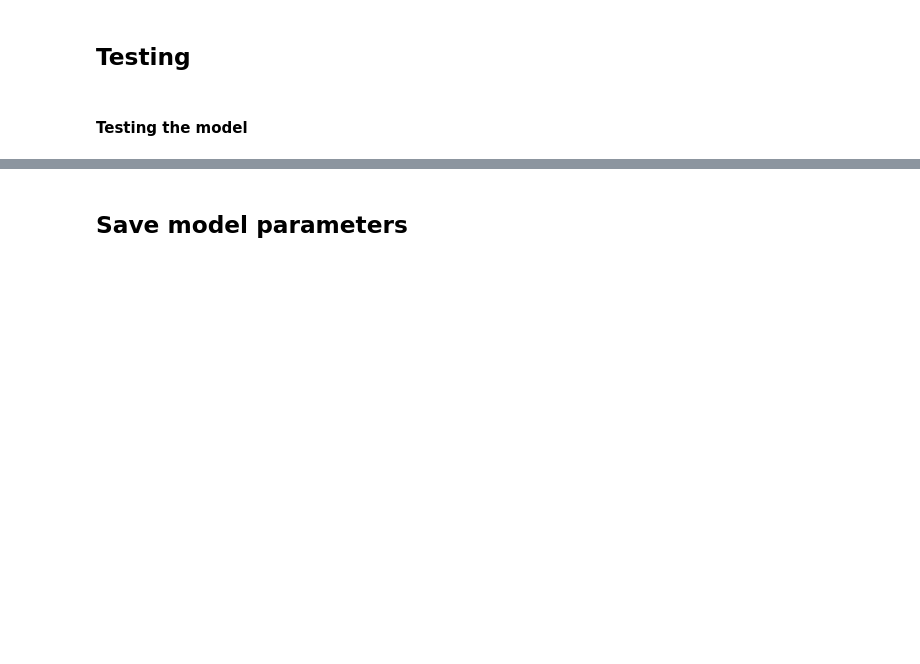
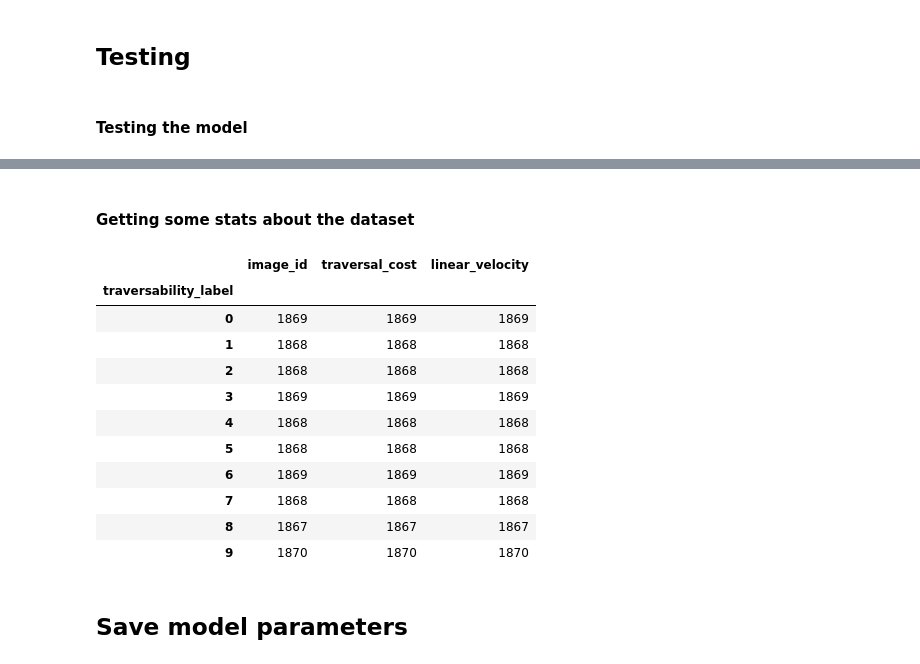
Before and after one commit to Whojo/Autonomous-Navigation-Offroad-by-traversability-analysis, a Jupyter notebook: src/models_development/multimodal_velocity/main.ipynb, the cells around one changed output, grey strips where cells are left out. Cells and saved outputs as stored; diff of their text form; code cells hidden in the pictures; blank space fills up the shorter version.

```diff
--- a/src/models_development/multimodal_velocity/main.ipynb
+++ b/src/models_development/multimodal_velocity/main.ipynb
@@ -515,3 +576,25 @@ Regression loss:  0.8073451177018588
+# %% [markdown]
+#### Getting some stats about the dataset
+# %%
+from sklearn.preprocessing import KBinsDiscretizer
+
+dataset_dir = "/home/gabriel/PRE/datasets/dataset_multimodal_siamese_png_quantilebinning/traversal_costs.csv"
+costs_df = pd.read_csv(dataset_dir)
+
+display(costs_df.groupby(['traversability_label']).count())
+# %% [output]
+|  | image_id | traversal_cost | linear_velocity |
+| traversability_label |  |  |  |
+| 0 | 1869 | 1869 | 1869 |
+| 1 | 1868 | 1868 | 1868 |
+| 2 | 1868 | 1868 | 1868 |
+| 3 | 1869 | 1869 | 1869 |
+| 4 | 1868 | 1868 | 1868 |
+| 5 | 1868 | 1868 | 1868 |
+| 6 | 1869 | 1869 | 1869 |
+| 7 | 1868 | 1868 | 1868 |
+| 8 | 1867 | 1867 | 1867 |
+| 9 | 1870 | 1870 | 1870 |
 # %% [markdown]
 ## Save model parameters
 # %%
```
Also changed, not shown: parts of 11 cells of this notebook, 20 other files.
